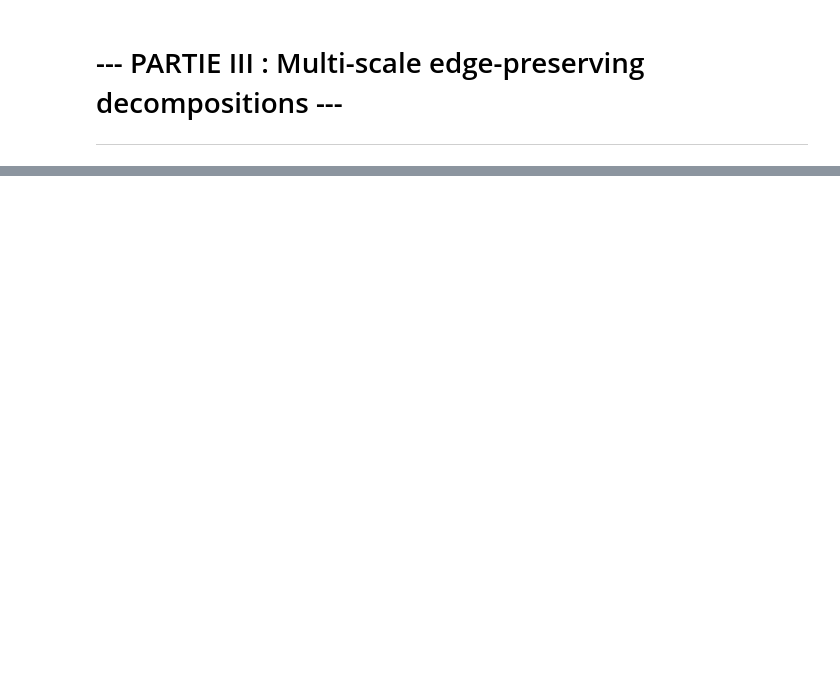
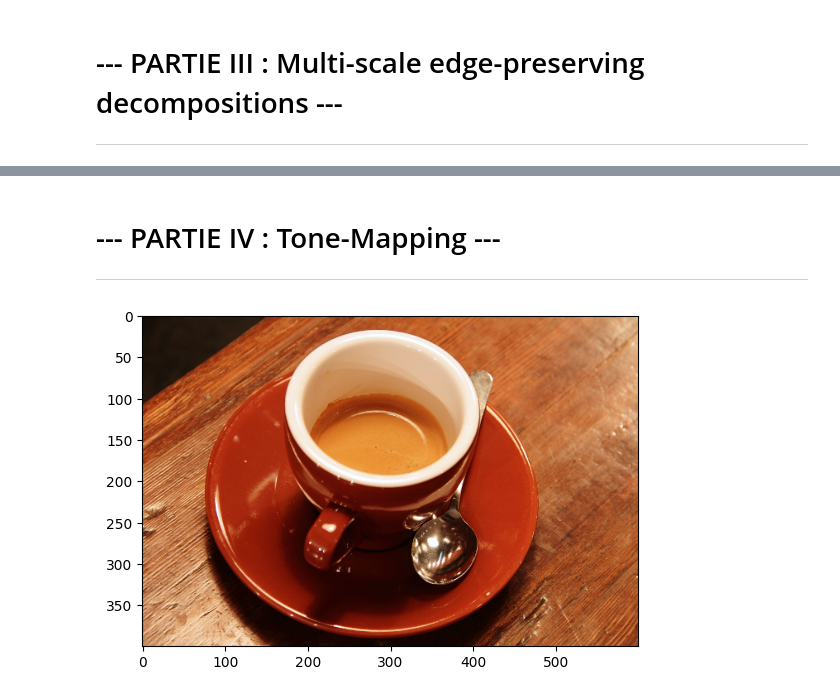
Before and after one commit to OiseauDesNuages/Projet_Image, a Jupyter notebook: projet.ipynb, the cells around one changed output, grey strips where cells are left out. Cells and saved outputs as stored; diff of their text form; code cells hidden in the pictures; blank space fills up the shorter version.

```diff
--- a/projet.ipynb
+++ b/projet.ipynb
@@ -112,0 +108,13 @@ Clipping input data to the valid range for imshow with RGB data ([0..1] for floa
+# %% [markdown]
+# --- PARTIE IV :  Tone-Mapping ---
+
+---
+# %%
+from skimage import data
+image = data.coffee()
+image = image.astype(np.float32)/255.0
+
+plt.imshow(image)
+plt.show()
+# %% [output]
+[figure, added]
```
Also changed, not shown: parts of 16 cells of this notebook, 2 other files.
